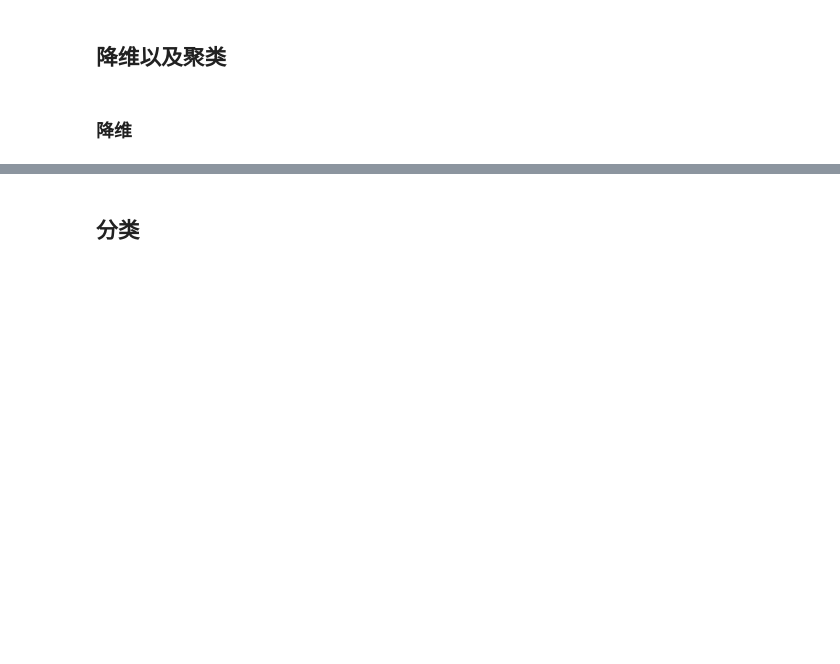
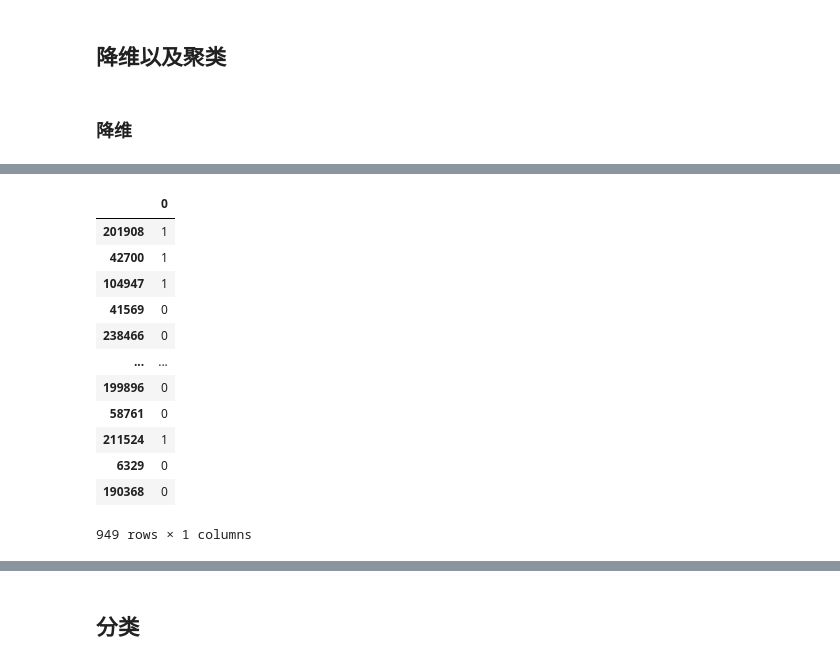
Before and after one commit to ChaoyuHuang/deepLearning, a Jupyter notebook: Chap9 各种算法尝试建模credit fraud.ipynb, the cells around one changed output, grey strips where cells are left out. Drawn from its saved outputs; the diff is of its cells as text; code cells hidden in the pictures; blank space fills up the shorter version.

```diff
--- a/Chap9 各种算法尝试建模credit fraud.ipynb
+++ b/Chap9 各种算法尝试建模credit fraud.ipynb
@@ -486,5 +490,20 @@ tmp
 # %%
 y1 = pd.DataFrame(labels, index=X.index)
+y1
+# %% [output]
+|  | 0 |
+| 201908 | 1 |
+| 42700 | 1 |
+| 104947 | 1 |
+| 41569 | 0 |
+| 238466 | 0 |
+| ... | ... |
+| 199896 | 0 |
+| 58761 | 0 |
+| 211524 | 1 |
+| 6329 | 0 |
+| 190368 | 0 |
+949 rows × 1 columns
 # %%
 # t-SNE scatter plot
 f, ax1 = plt.subplots(ncols=1)
```
Also changed, not shown: parts of 29 cells of this notebook.
